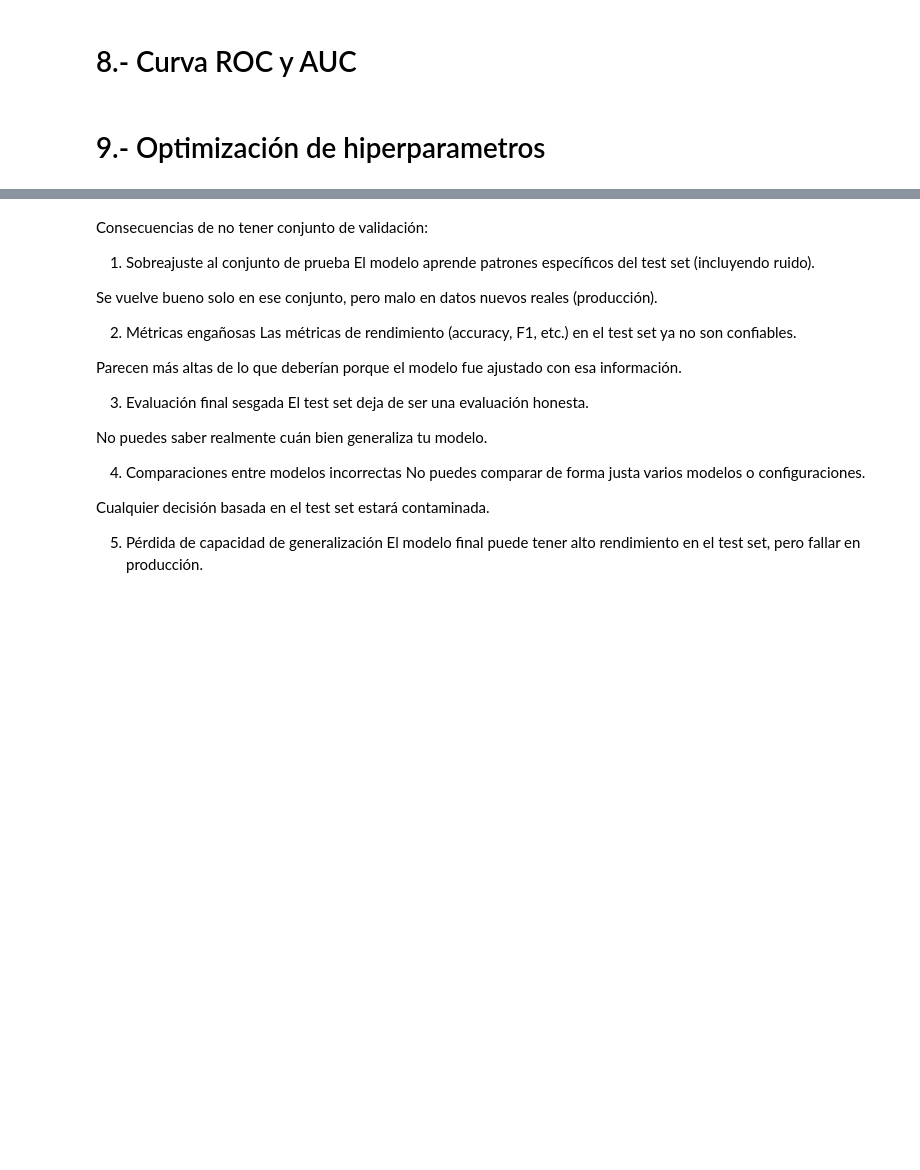
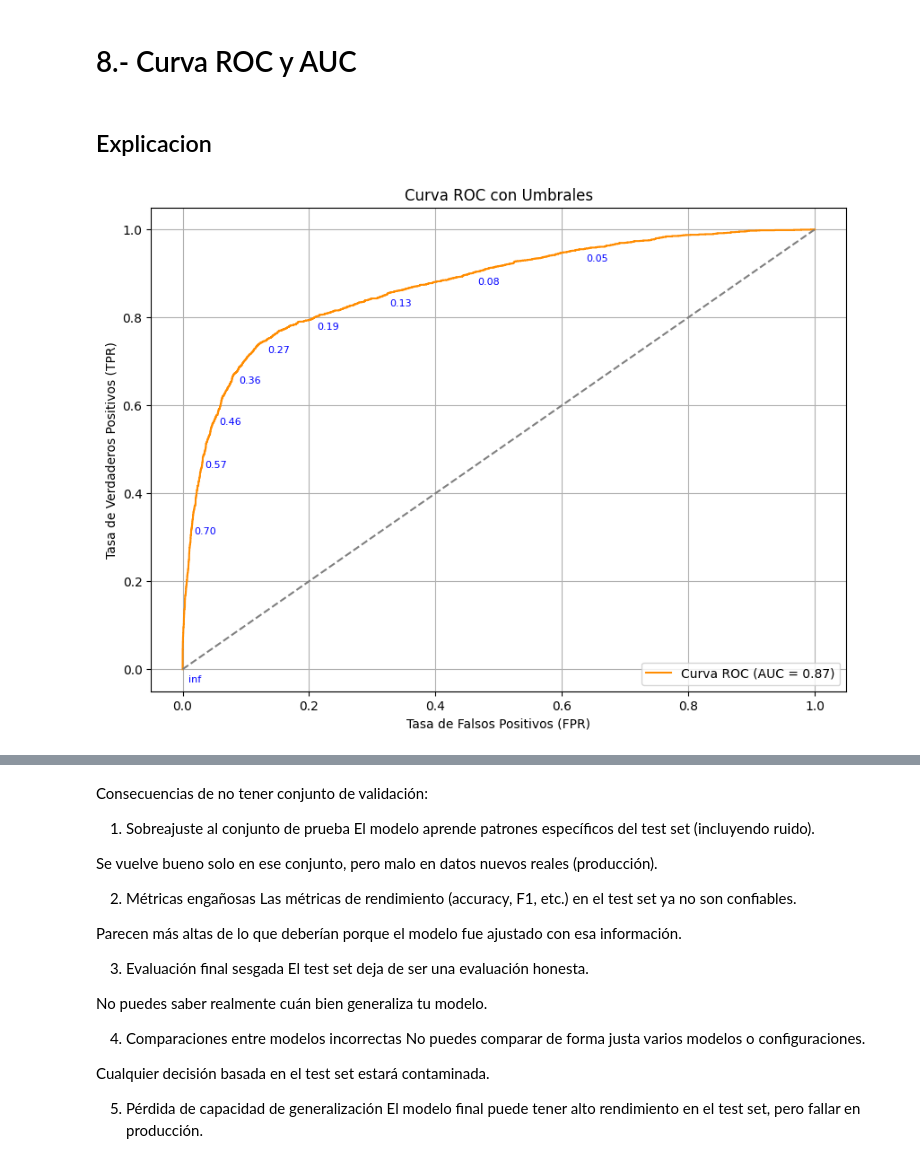
Before and after one commit to Jesus20MM/Machine-Leaarning-techniques, a Jupyter notebook: 01_Aprendizaje supervisado.ipynb, the cells around one changed output, grey strips where cells are left out. Drawn from its saved outputs; the diff is of its cells as text; code cells hidden in the pictures; blank space fills up the shorter version.

```diff
--- a/01_Aprendizaje supervisado.ipynb
+++ b/01_Aprendizaje supervisado.ipynb
@@ -706,4 +972,57 @@ $$
 # %% [markdown]
 # 8.- Curva ROC y AUC
-# %% [markdown]
-# 9.- Optimización de hiperparametros
+# %% [markdown]
+## Explicacion
+# %%
+import matplotlib.pyplot as plt
+from sklearn.metrics import roc_curve, roc_auc_score
+import pandas as pd
+from sklearn.model_selection import train_test_split
+from sklearn.linear_model import LogisticRegression
+from sklearn.preprocessing import MinMaxScaler
+
+# Cargar datos
+df_roc = pd.read_csv('df_encoded.csv')
+X = df_roc.drop(columns='loan_status')
+y = df_roc['loan_status']
+
+# División de datos
+X_train, X_test, y_train, y_test = train_test_split(X, y, test_size=0.3, random_state=42)
+
+# Escalamiento
+scaler = MinMaxScaler()
+X_train = scaler.fit_transform(X_train)
+X_test = scaler.transform(X_test)
+
+# Entrenar modelo
+modelo = LogisticRegression(max_iter=1000)
+modelo.fit(X_train, y_train)
+
+# Probabilidades y métricas
+y_proba = modelo.predict_proba(X_test)[:, 1]
+fpr, tpr, thresholds = roc_curve(y_test, y_proba)
+auc = roc_auc_score(y_test, y_proba)
+
+# Graficar curva ROC con umbrales anotados
+plt.figure(figsize=(10, 7))
+plt.plot(fpr, tpr, label=f'Curva ROC (AUC = {auc:.2f})', color='darkorange')
+plt.plot([0, 1], [0, 1], linestyle='--', color='gray')
+plt.xlabel('Tasa de Falsos Positivos (FPR)')
+plt.ylabel('Tasa de Verdaderos Positivos (TPR)')
+plt.title('Curva ROC con Umbrales')
+plt.legend(loc='lower right')
+plt.grid(True)
+
+# Mostrar algunos umbrales como anotaciones
+for i in range(0, len(thresholds), len(thresholds)//10):
+    plt.annotate(f'{thresholds[i]:.2f}',
+                 (fpr[i], tpr[i]),
+                 textcoords="offset points",
+                 xytext=(10, -10),
+                 ha='center',
+                 fontsize=8,
+                 color='blue')
+
+plt.show()
+# %% [output]
+[figure, added]
```
Also changed, not shown: parts of 81 cells of this notebook, 5 other files.
